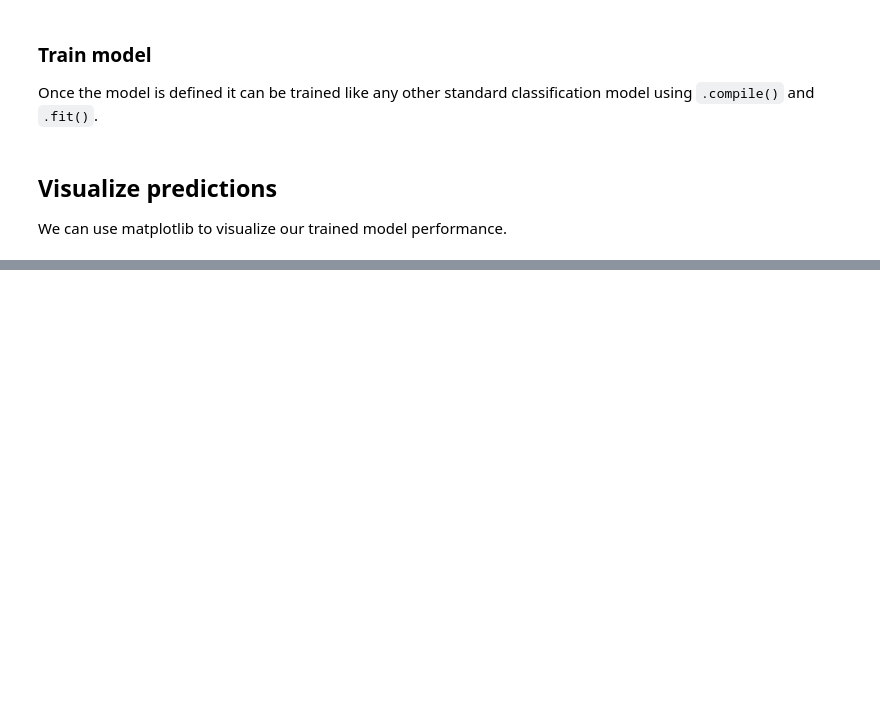
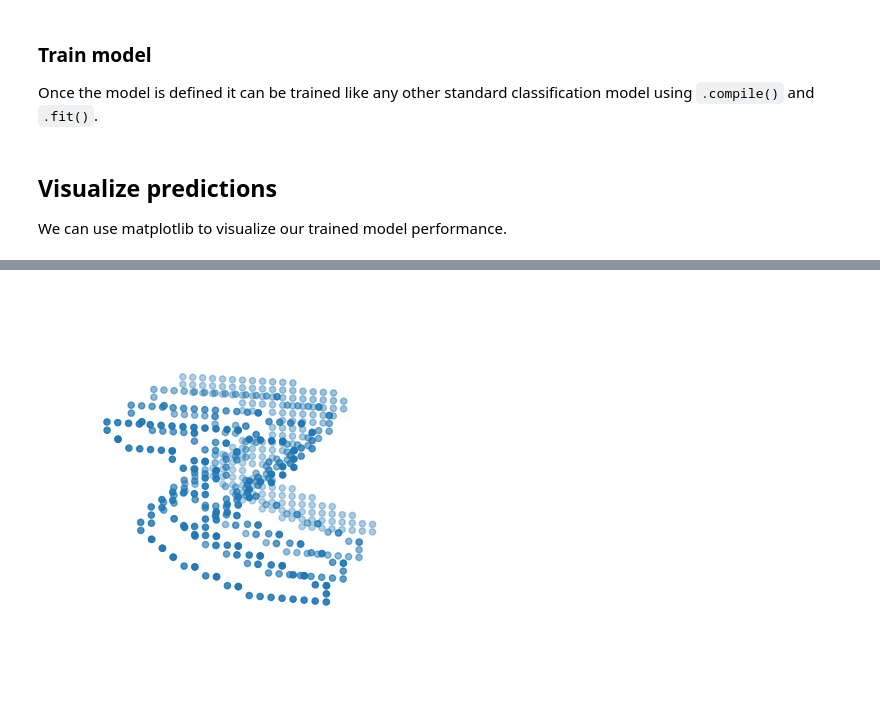
Before and after one commit to shahriar0651/multi-modal-sec, a Jupyter notebook: pointnet.ipynb, the cells around one changed output, grey strips where cells are left out. Drawn from its saved outputs; the diff is of its cells as text; code cells hidden in the pictures; blank space fills up the shorter version.

```diff
--- a/pointnet.ipynb
+++ b/pointnet.ipynb
@@ -373,0 +391,10 @@ plot_model(model, to_file='plots/pointnet_model_plot.png', show_shapes=True, sho
+# %%
+points = digit_a[1][0::50]
+fig = plt.figure(figsize=(5, 5))
+ax = fig.add_subplot(111, projection="3d")
+ax.scatter(points[:, 0], points[:, 1], points[:, 2])
+ax.set_axis_off()
+ax.view_init(15,195)
+plt.show()
+# %% [output]
+[figure, added]
```
Also changed, not shown: parts of 4 cells of this notebook.
